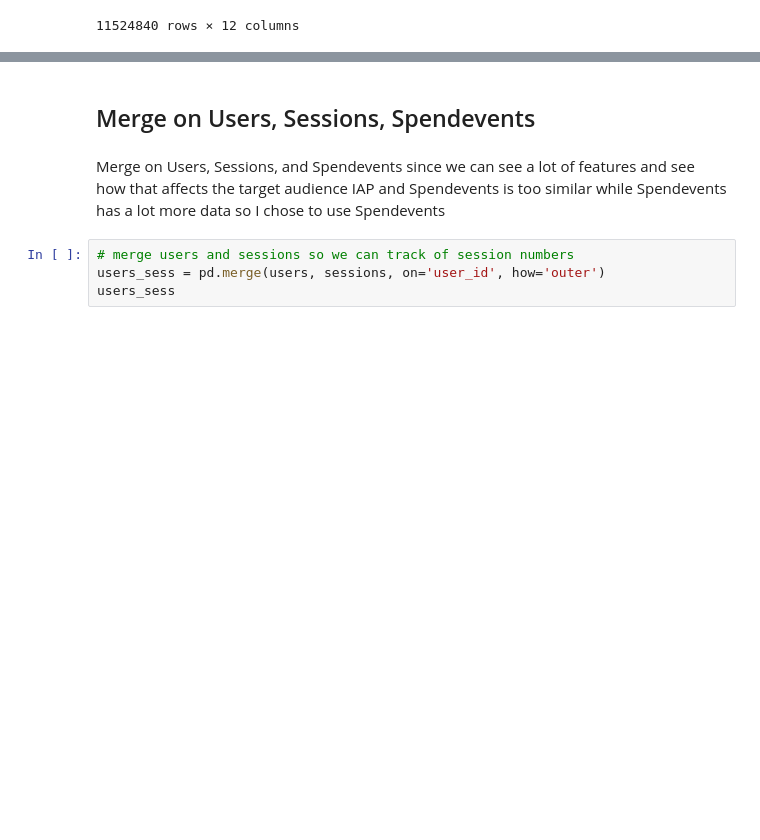
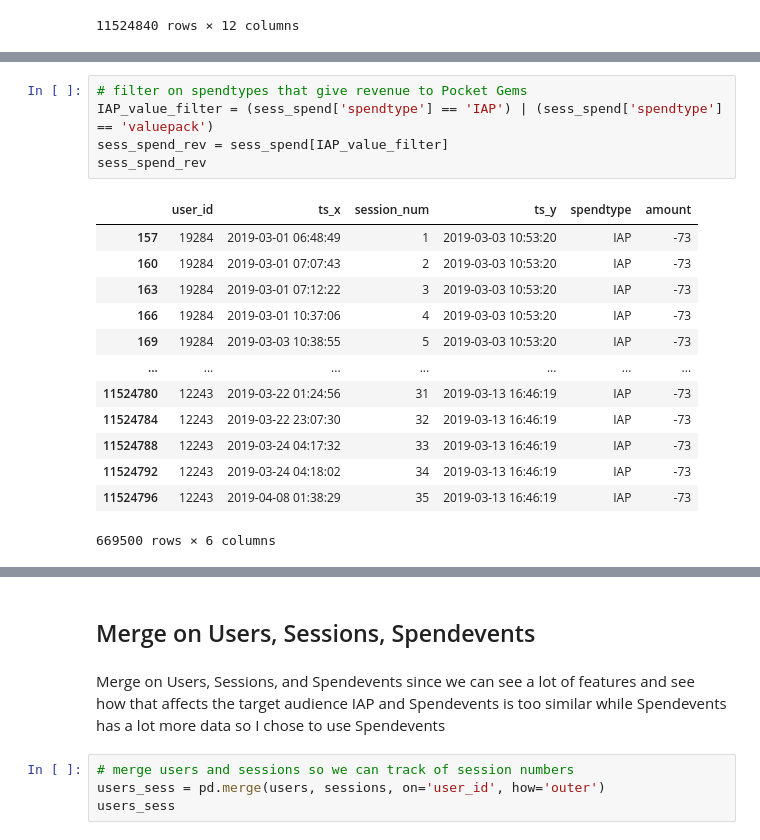
Before and after one commit to ericyeonpark/pg_data_exploratory_analysis, a Jupyter notebook: data_exploration_Eric_Park.ipynb, the cells around one changed output, grey strips where cells are left out. Saved outputs shown, nothing was run; the diff lists cells and outputs as text; blank space fills up the shorter version.

```diff
--- a/data_exploration_Eric_Park.ipynb
+++ b/data_exploration_Eric_Park.ipynb
@@ -405,0 +408,19 @@ sessions[filter_id]
+# %%
+# filter on spendtypes that give revenue to Pocket Gems
+IAP_value_filter = (sess_spend['spendtype'] == 'IAP') | (sess_spend['spendtype'] == 'valuepack')
+sess_spend_rev = sess_spend[IAP_value_filter]
+sess_spend_rev
+# %% [output]
+|  | user_id | ts_x | session_num | ts_y | spendtype | amount |
+| 157 | 19284 | 2019-03-01 06:48:49 | 1 | 2019-03-03 10:53:20 | IAP | -73 |
+| 160 | 19284 | 2019-03-01 07:07:43 | 2 | 2019-03-03 10:53:20 | IAP | -73 |
+| 163 | 19284 | 2019-03-01 07:12:22 | 3 | 2019-03-03 10:53:20 | IAP | -73 |
+| 166 | 19284 | 2019-03-01 10:37:06 | 4 | 2019-03-03 10:53:20 | IAP | -73 |
+| 169 | 19284 | 2019-03-03 10:38:55 | 5 | 2019-03-03 10:53:20 | IAP | -73 |
+| ... | ... | ... | ... | ... | ... | ... |
+| 11524780 | 12243 | 2019-03-22 01:24:56 | 31 | 2019-03-13 16:46:19 | IAP | -73 |
+| 11524784 | 12243 | 2019-03-22 23:07:30 | 32 | 2019-03-13 16:46:19 | IAP | -73 |
+| 11524788 | 12243 | 2019-03-24 04:17:32 | 33 | 2019-03-13 16:46:19 | IAP | -73 |
+| 11524792 | 12243 | 2019-03-24 04:18:02 | 34 | 2019-03-13 16:46:19 | IAP | -73 |
+| 11524796 | 12243 | 2019-04-08 01:38:29 | 35 | 2019-03-13 16:46:19 | IAP | -73 |
+669500 rows × 6 columns
```
Also changed, not shown: parts of 8 cells of this notebook.
